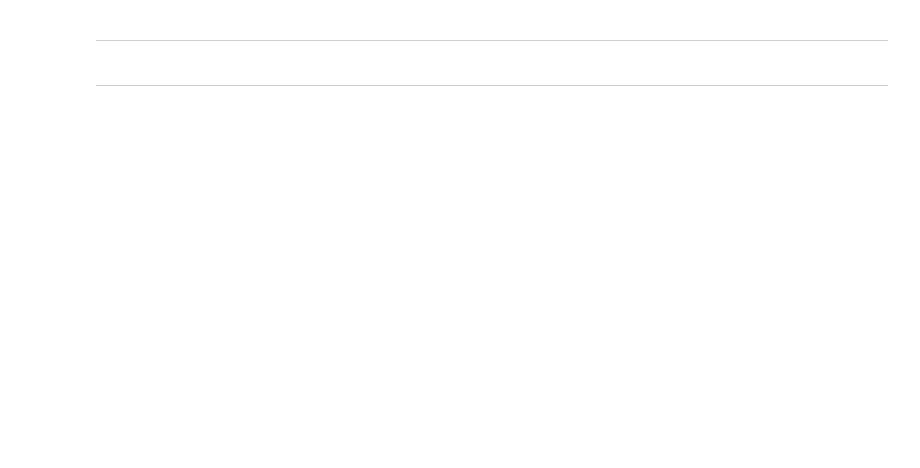
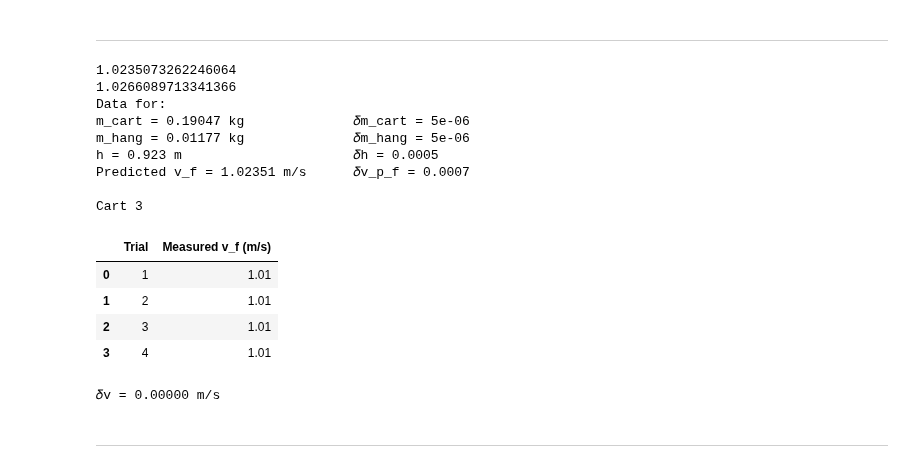
Before and after one commit to brash99/PhysicsLabs, a Jupyter notebook: PHYS201L/JupyterNotebooks/Lab5/NewData_Lab5.ipynb, the cells around one changed output. Cells and saved outputs as stored; diff of their text form; code cells hidden in the pictures; blank space fills up the shorter version.

```diff
--- a/PHYS201L/JupyterNotebooks/Lab5/NewData_Lab5.ipynb
+++ b/PHYS201L/JupyterNotebooks/Lab5/NewData_Lab5.ipynb
@@ -425,66 +472,86 @@ print("𝛿v = %0.5f m/s" % (uncertainty_v))
 # Cart 4
 
 # Create an empty numpy array to hold the raw data
-raw_data_4 = np.empty((4,2))
+raw_data_3 = np.empty((4,2))
 
 # Set the trial number column identifiers for each Trial
-raw_data_4[0][0]=1
-raw_data_4[1][0]=2
-raw_data_4[2][0]=3
-raw_data_4[3][0]=4
+raw_data_3[0][0]=1
+raw_data_3[1][0]=2
+raw_data_3[2][0]=3
+raw_data_3[3][0]=4
 
 # Create a Pandas dataframe, and convert the Trial number column to integer format
-df4 = pd.DataFrame(raw_data_4, columns=["Trial",
+df3 = pd.DataFrame(raw_data_3, columns=["Trial",
                                         "Measured v_f (m/s)"])
 
-df4['Trial'] = df4['Trial'].astype(int)
+df3['Trial'] = df3['Trial'].astype(int)
 
 
 #### Enter Raw Data Here!!!!!!!!!!!!!! ####
 
 # Mass of the cart (kg) and its uncertainty
-m_cart = 0.18995
+m_cart = 0.19047
 delta_m_cart = 5e-06
 
 # Mass of hanging mass (kg) and its uncertainty
-m_hang = 0.01000
+m_hang = 0.01177
 delta_m_hang = 5e-06
 
 # Height of the spring (m) and its uncertainty
-h = 0.95
+h = 0.923
 delta_h = 0.0005
 
 # Predicted Final Velocity (m/s) and its uncertainty
-v_p = 0.9666
+
+v_p = 3*np.sqrt((2*m_hang)/(m_hang+m_cart))
+
+print(3*np.sqrt((2*m_hang)/(m_hang+m_cart)))
+print(np.sqrt((2*m_hang*9.81*h)/(m_hang+m_cart)))
+
 delta_v_p = 0.0007081
 
 # Enter the measured values of v_f (m/s)
-df4['Measured v_f (m/s)'] = [0.93,0.93,0.92,0.94]
+df3['Measured v_f (m/s)'] = [1.01,1.01,1.01,1.01]
 
 ###########################################
-
 
 # calculates the mass of the cart with the mass of the hanger and its uncertainty
 m_total = m_cart + m_hang
 delta_m_total = np.sqrt(2) * delta_m_cart
 
 # Calculates the uncertainty of the velocity using standard deviation
-uncertainty_v = np.std(df4['Measured v_f (m/s)'])
+uncertainty_v = np.std(df3['Measured v_f (m/s)'])
 
 # prints out the cart data
 print("Data for: ")
 print("m_cart = %0.5f kg              𝛿m_cart = %g" % (m_cart, delta_m_cart))
 print("m_hang = %0.5f kg              𝛿m_hang = %g" % (m_hang,delta_m_hang))
 print("h = %0.3f m                      𝛿h = %0.4f" % (h,delta_h))
 print("Predicted v_f = %0.5f m/s      𝛿v_p_f = %0.4f" % (v_p,delta_v_p))
 print("")
 
 # Display the dataframe
 from IPython.display import display
-print ("Cart 4")
-display(df4)
+print ("Cart 3")
+display(df3)
 # Print statements for uncertainty of final velocity
 print("𝛿v = %0.5f m/s" % (uncertainty_v))
+# %% [output]
+1.0235073262246064
+1.0266089713341366
+Data for:
+m_cart = 0.19047 kg              𝛿m_cart = 5e-06
+m_hang = 0.01177 kg              𝛿m_hang = 5e-06
+h = 0.923 m                      𝛿h = 0.0005
+Predicted v_f = 1.02351 m/s      𝛿v_p_f = 0.0007
+
+Cart 3
+|  | Trial | Measured v_f (m/s) |
+| 0 | 1 | 1.01 |
+| 1 | 2 | 1.01 |
+| 2 | 3 | 1.01 |
+| 3 | 4 | 1.01 |
+𝛿v = 0.00000 m/s
 # %% [markdown]
 ***
 # %%
```
Also changed, not shown: parts of 8 cells of this notebook.
